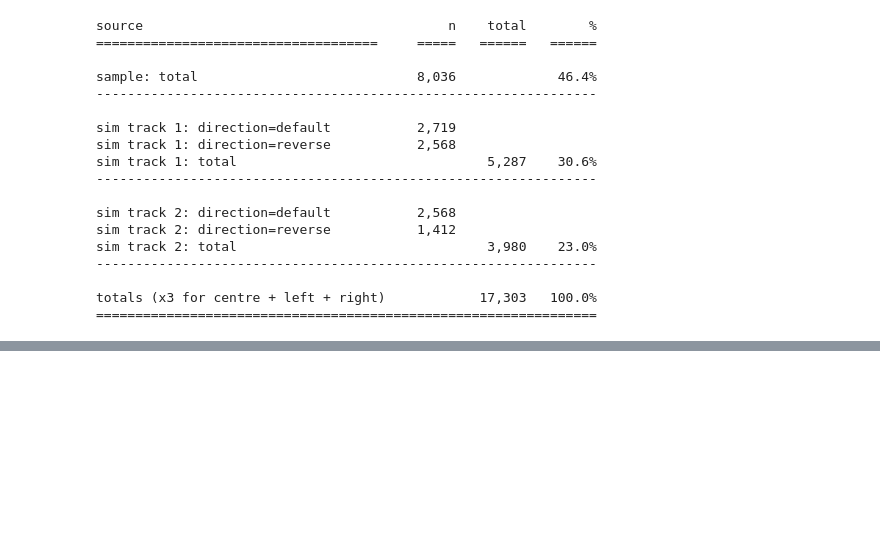
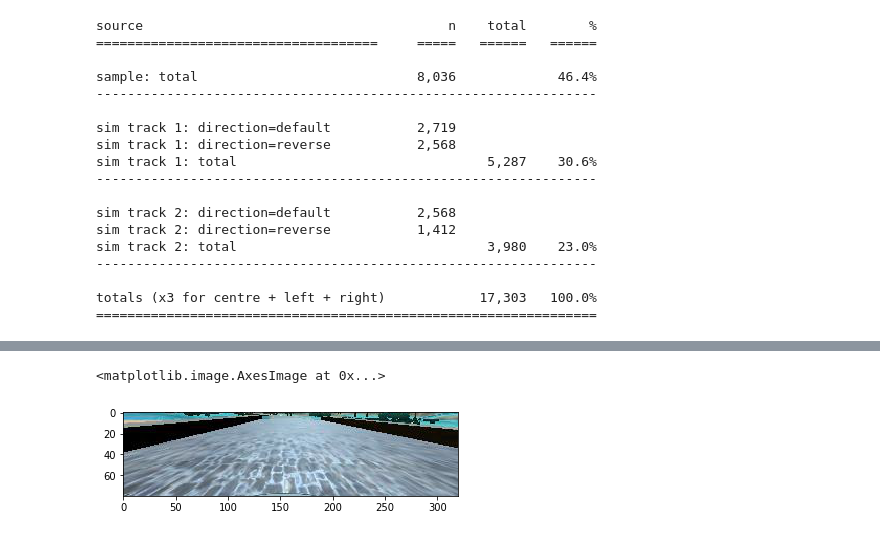
Before and after one commit to Sahanduiuc/udacity_sdcnd_project_3_behavioural_cloning, a Jupyter notebook: notebooks/01_inspection_driving_log.ipynb, the cells around one changed output, grey strips where cells are left out. Drawn from its saved outputs; the diff is of its cells as text; code cells hidden in the pictures; blank space fills up the shorter version.

```diff
--- a/notebooks/01_inspection_driving_log.ipynb
+++ b/notebooks/01_inspection_driving_log.ipynb
@@ -395,0 +425,5 @@ totals (x3 for centre + left + right)            17,303   100.0%
+# %%
+plt.imshow(img)
+# %% [output]
+<matplotlib.image.AxesImage at 0x...>
+[figure, added]
```
Also changed, not shown: parts of 8 cells of this notebook, 2 other files.
